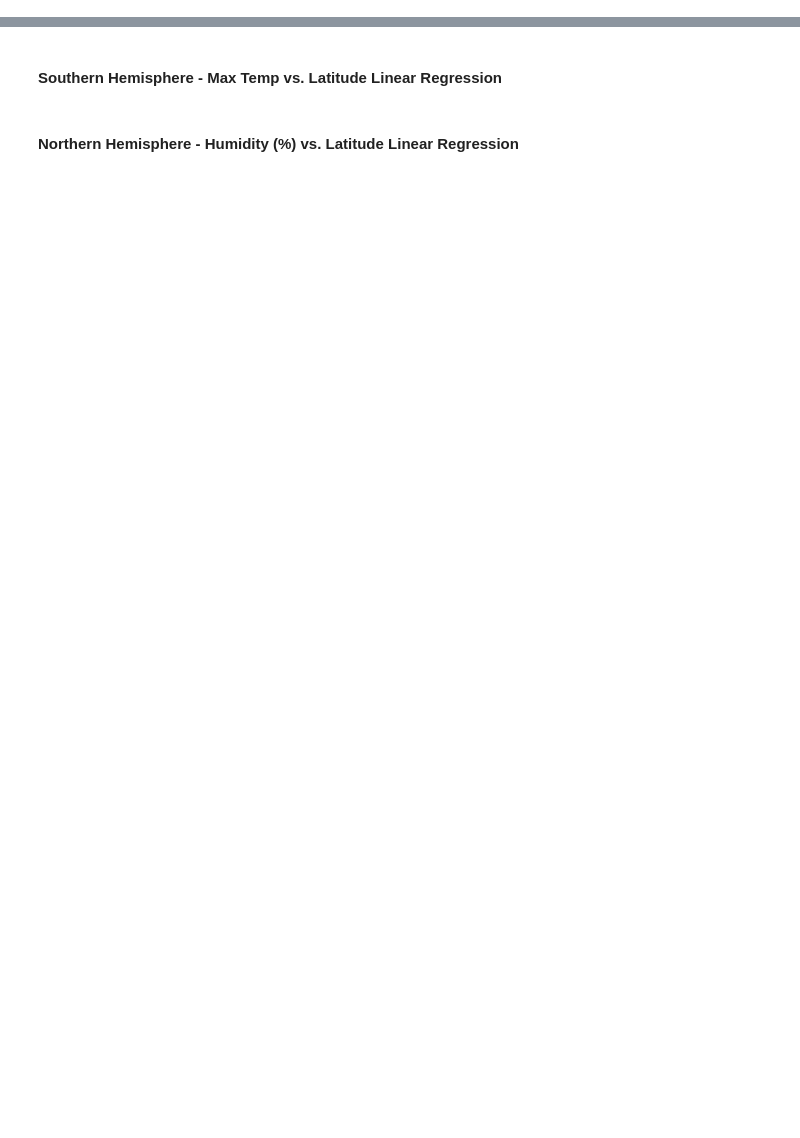
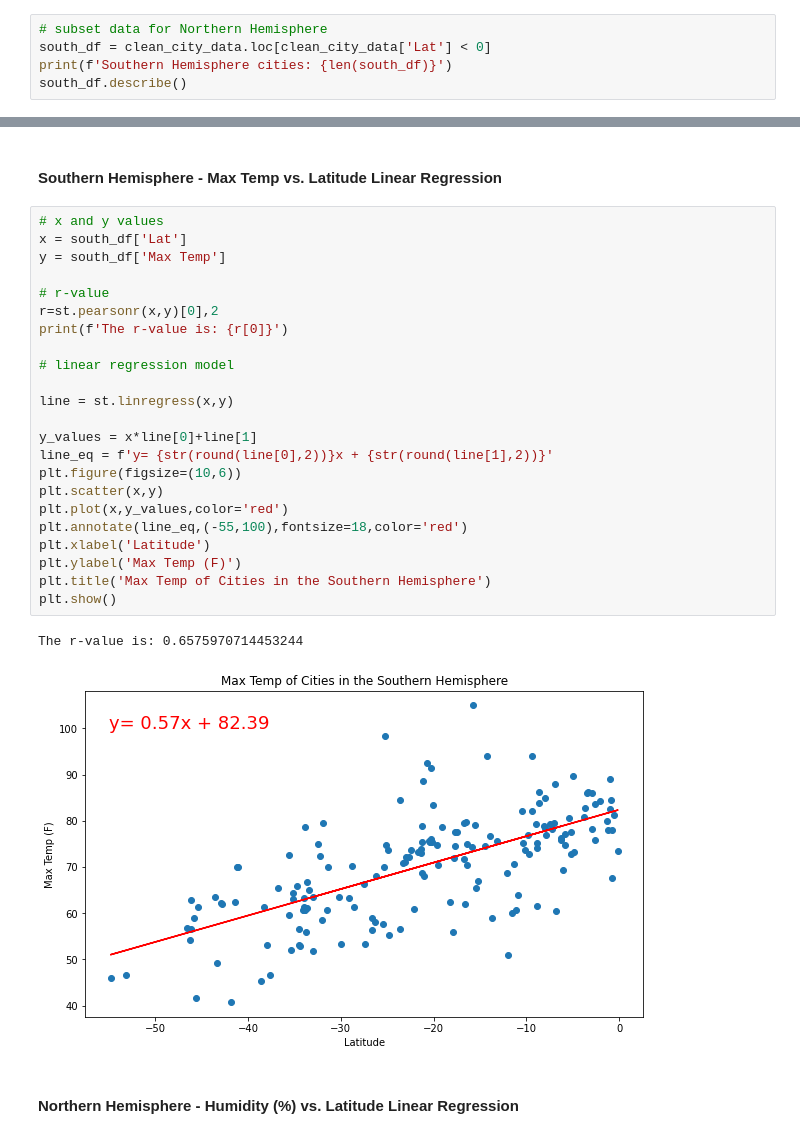
Before and after one commit to meeyoungPH/python-api-challenge, a Jupyter notebook: WeatherPy/WeatherPy.ipynb, the cells around one changed output, grey strips where cells are left out. Cells and saved outputs as stored; diff of their text form; blank space fills up the shorter version.

```diff
--- a/WeatherPy/WeatherPy.ipynb
+++ b/WeatherPy/WeatherPy.ipynb
@@ -291,0 +311,5 @@ plt.show()
+# %%
+# subset data for Northern Hemisphere
+south_df = clean_city_data.loc[clean_city_data['Lat'] < 0]
+print(f'Southern Hemisphere cities: {len(south_df)}')
+south_df.describe()
@@ -294,4 +355,30 @@ plt.show()
 # %% [markdown]
 ####  Southern Hemisphere - Max Temp vs. Latitude Linear Regression
+# %%
+# x and y values
+x = south_df['Lat']
+y = south_df['Max Temp']
+
+# r-value
+r=st.pearsonr(x,y)[0],2
+print(f'The r-value is: {r[0]}')
+
+# linear regression model
+
+line = st.linregress(x,y)
+
+y_values = x*line[0]+line[1]
+line_eq = f'y= {str(round(line[0],2))}x + {str(round(line[1],2))}'
+plt.figure(figsize=(10,6))
+plt.scatter(x,y)
+plt.plot(x,y_values,color='red')
+plt.annotate(line_eq,(-55,100),fontsize=18,color='red')
+plt.xlabel('Latitude')
+plt.ylabel('Max Temp (F)')
+plt.title('Max Temp of Cities in the Southern Hemisphere')
+plt.show()
+# %% [output]
+The r-value is: 0.6575970714453244
+[figure, added]
 # %% [markdown]
 ####  Northern Hemisphere - Humidity (%) vs. Latitude Linear Regression
```
Also changed, not shown: parts of 19 cells of this notebook.
